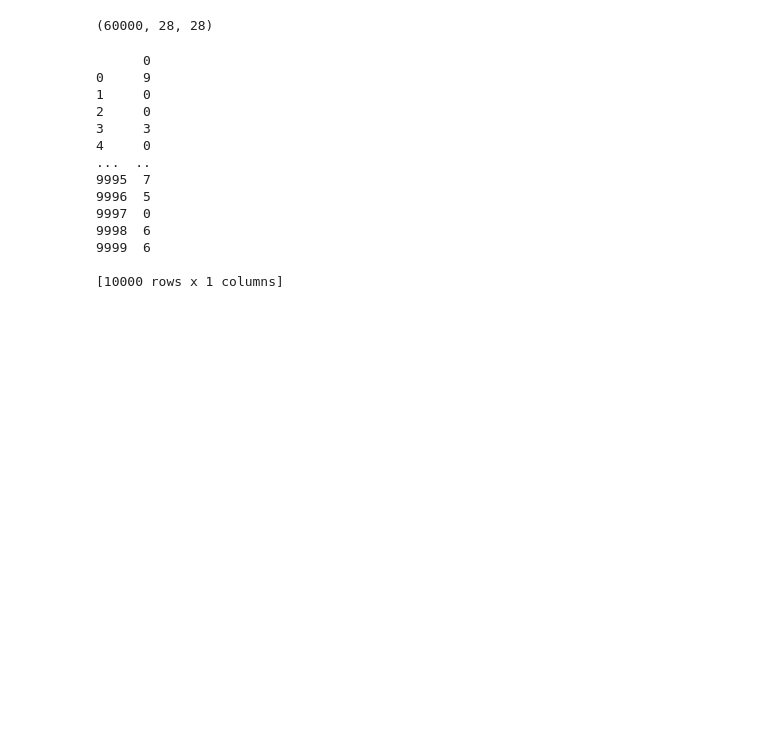
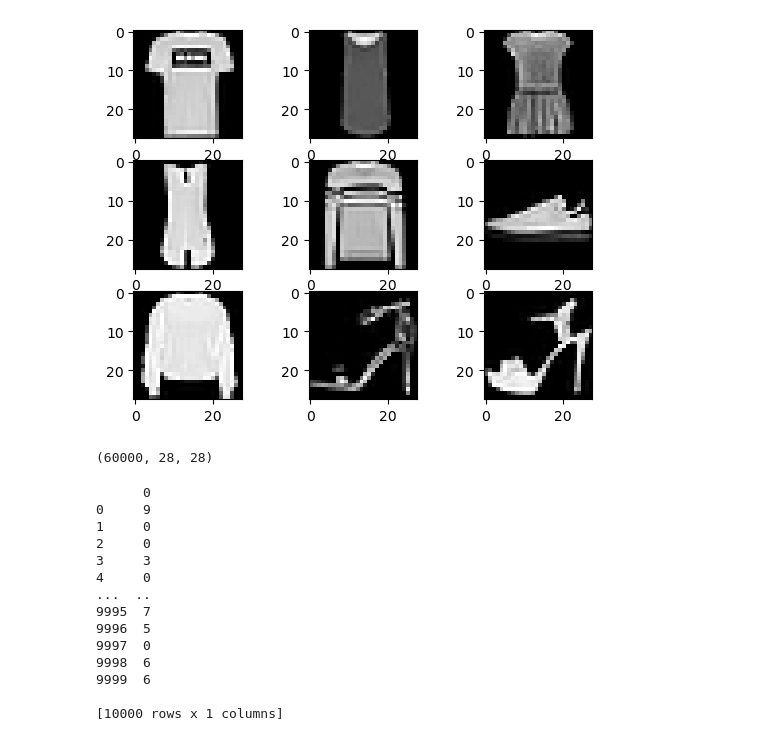
Before and after one commit to JhFern/SIT724-QML, a Jupyter notebook: Re-uploder QRF with FMnist data Binary.ipynb, the cells around one changed output. Cells and saved outputs as stored; diff of their text form; code cells hidden in the pictures; blank space fills up the shorter version.

```diff
--- a/Re-uploder QRF with FMnist data Binary.ipynb
+++ b/Re-uploder QRF with FMnist data Binary.ipynb
@@ -27,6 +27,19 @@ from keras.datasets import fashion_mnist
 import matplotlib.pyplot as plt
 # %%
 (x_train, y_train), (x_test, y_test) = fashion_mnist.load_data()
+# %%
+
+
+for i in range(1, 10):
+
+    plt.subplot(3, 3, i)
+
+    plt.imshow(x_train[i], cmap=plt.get_cmap('gray'))
+
+
+plt.show()
+# %% [output]
+[figure, added]
 # %%
 print(x_train.shape)
 # %% [output]
```
Also changed, not shown: 4 other files.
